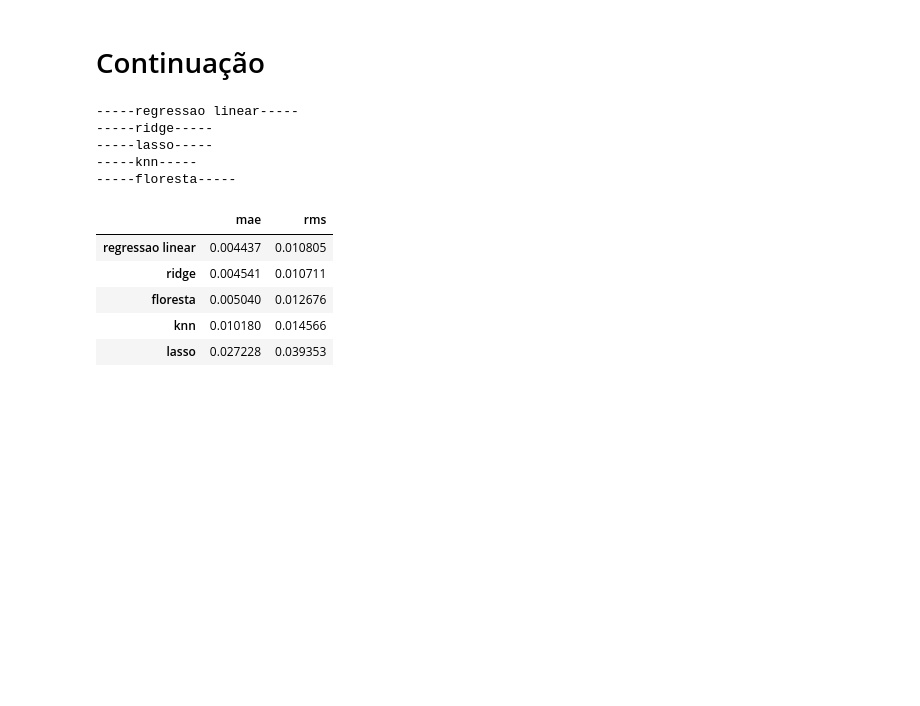
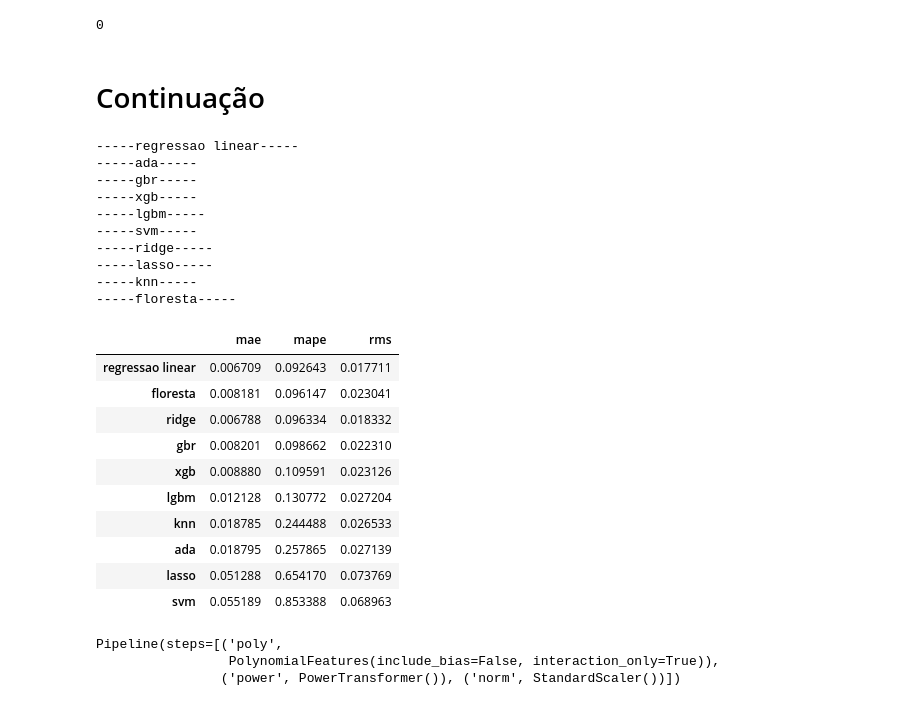
Before and after one commit to Alexandre-Esposte/Machine-learning-aplicado-f-sica, a Jupyter notebook: projeto_final/modelagem.ipynb, the cells around one changed output. Drawn from its saved outputs; the diff is of its cells as text; code cells hidden in the pictures; blank space fills up the shorter version.

```diff
--- a/projeto_final/modelagem.ipynb
+++ b/projeto_final/modelagem.ipynb
@@ -1,16 +1,33 @@
 # %%
 import pandas as pd
 import numpy as np
+import matplotlib.pyplot as plt
+import seaborn as sns
+import sys
 
 from sklearn.pipeline import Pipeline
 from sklearn.model_selection import train_test_split, KFold
 
 from sklearn.metrics import mean_absolute_error, mean_squared_error, mean_absolute_percentage_error
 
-from sklearn.preprocessing import StandardScaler
+from sklearn.preprocessing import StandardScaler, PowerTransformer, MinMaxScaler, PolynomialFeatures
 
 from sklearn.linear_model import LinearRegression, Ridge, Lasso
 
-from sklearn.ensemble import RandomForestRegressor
+from sklearn.ensemble import RandomForestRegressor, AdaBoostRegressor, GradientBoostingRegressor
 
 from sklearn.neighbors import KNeighborsRegressor
+
+from sklearn.svm import SVR
+
+
+from xgboost import XGBRegressor
+from lightgbm import LGBMRegressor
+
+import plotly.express as px
+
+sys.path.append('utils')
+from modelCrafter import ModelCrafter
+from funcs import separa_pontos_manual
+
+pd.set_option('display.max_columns', None)
@@ -169,0 +36,2 @@ class ModelCrafter:
+# %%
+lines = pd.read_csv('../datasets/projeto_final/data.csv')
@@ -170,3 +69,7 @@ class ModelCrafter:
+# %%
+lines.duplicated().sum()
+# %% [output]
+0
 # %% [markdown]
 # Continuação
 # %%
@@ -186,7 +92,7 @@ df = pd.read_csv('data.csv')
 # %%
-X = df.drop(['wavenumber','intensity','j','branch','pressure','temperature','gamma','sigma','fwhm'],axis=1)
+X = lines.drop(['wavenumber','intensity','j','branch','pressure','temperature','gamma','sigma','fwhm'],axis=1)
 
-y = df[['fwhm','gamma','sigma']]
+y = lines['fwhm']
 # %%
 X_train , X_test, y_train, y_test = train_test_split(X,y,test_size=0.2 , shuffle= True,random_state = 0)
 
@@ -197,16 +103,33 @@ y_test = y_test.reset_index(drop=True)
 # %%
 baseline = modelcrafter.ValidacaoCruzada(X_train,y_train,model_pipeline)
 
-baseline.sort_values(by='mae',ascending=True)
+baseline.sort_values(by='mape',ascending=True)
 # %% [output]
 -----regressao linear-----
+-----ada-----
+-----gbr-----
+-----xgb-----
+-----lgbm-----
+-----svm-----
 -----ridge-----
 -----lasso-----
 -----knn-----
 -----floresta-----
-|  | mae | rms |
-| regressao linear | 0.004437 | 0.010805 |
-| ridge | 0.004541 | 0.010711 |
-| floresta | 0.005040 | 0.012676 |
-| knn | 0.010180 | 0.014566 |
-| lasso | 0.027228 | 0.039353 |
+|  | mae | mape | rms |
+| regressao linear | 0.006709 | 0.092643 | 0.017711 |
+| floresta | 0.008181 | 0.096147 | 0.023041 |
+| ridge | 0.006788 | 0.096334 | 0.018332 |
+| gbr | 0.008201 | 0.098662 | 0.022310 |
+| xgb | 0.008880 | 0.109591 | 0.023126 |
+| lgbm | 0.012128 | 0.130772 | 0.027204 |
+| knn | 0.018785 | 0.244488 | 0.026533 |
+| ada | 0.018795 | 0.257865 | 0.027139 |
+| lasso | 0.051288 | 0.654170 | 0.073769 |
+| svm | 0.055189 | 0.853388 | 0.068963 |
+# %%
+model_pipeline = Pipeline([('poly',PolynomialFeatures(degree=2,interaction_only=True, include_bias=False)),('power',PowerTransformer()),('norm',StandardScaler())])
+model_pipeline
+# %% [output]
+Pipeline(steps=[('poly',
+                 PolynomialFeatures(include_bias=False, interaction_only=True)),
+                ('power', PowerTransformer()), ('norm', StandardScaler())])
```
Also changed, not shown: parts of 26 cells of this notebook, 11 other files.
